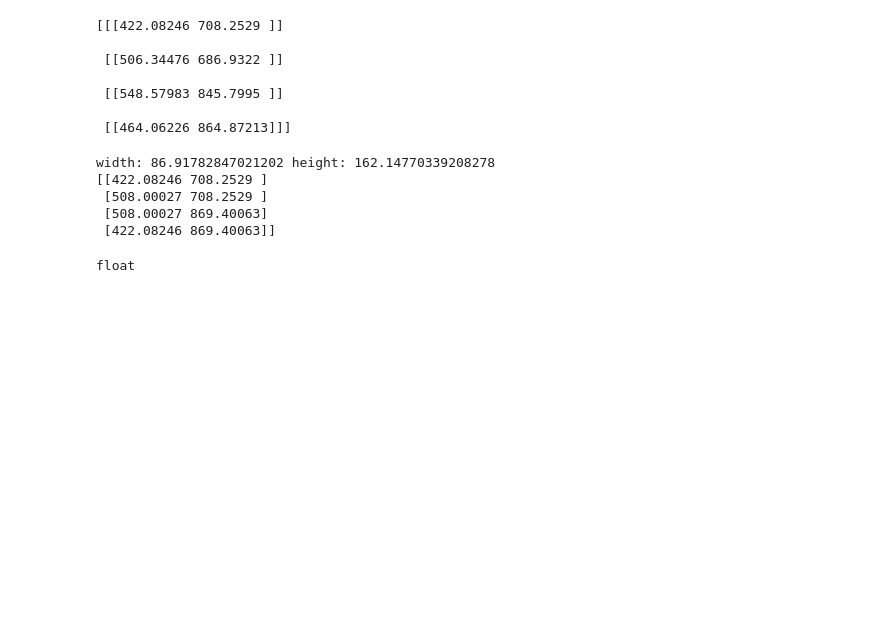
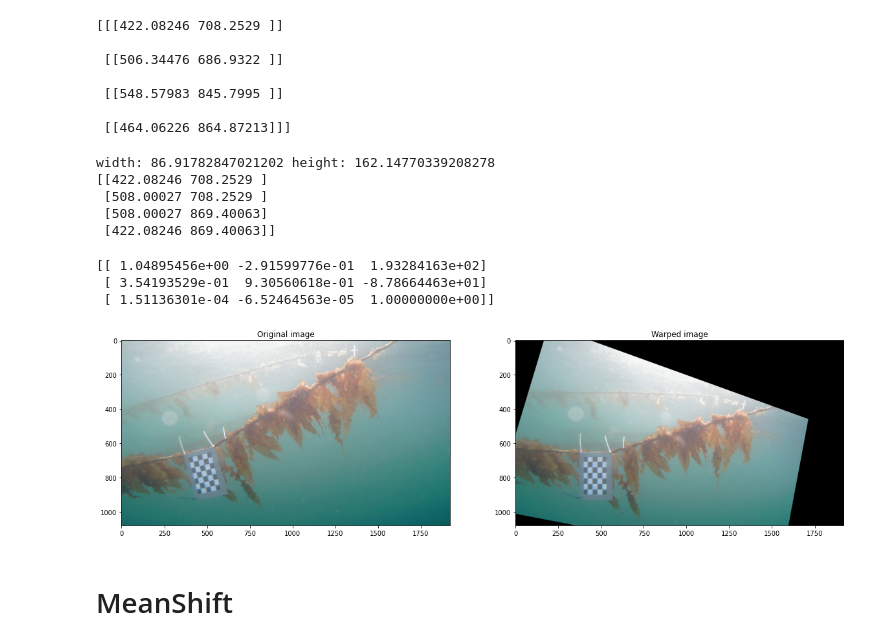
Before and after one commit to martimov/MoniTARE, a Jupyter notebook: Segmentation.ipynb, the cells around one changed output. Cells and saved outputs as stored; diff of their text form; code cells hidden in the pictures; blank space fills up the shorter version.

```diff
--- a/Segmentation.ipynb
+++ b/Segmentation.ipynb
@@ -123,7 +129,23 @@ width: 86.91782847021202 height: 162.14770339208278
  [508.00027 708.2529 ]
  [508.00027 869.40063]
  [422.08246 869.40063]]
-# %%
-type(width)
-# %% [output]
-float
+# %%
+# compute perspective matrix
+matrix = cv.getPerspectiveTransform(input,output)
+print(matrix)
+# %% [output]
+[[ 1.04895456e+00 -2.91599776e-01  1.93284163e+02]
+ [ 3.54193529e-01  9.30560618e-01 -8.78664463e+01]
+ [ 1.51136301e-04 -6.52464563e-05  1.00000000e+00]]
+# %%
+# do perspective transformation setting area outside input to black
+# Note that output size is the same as the input image size
+imgWarp = cv.warpPerspective(img, matrix, (ww,hh), cv.INTER_LINEAR, borderMode=cv.BORDER_CONSTANT, borderValue=(0,0,0))
+# %%
+plt.figure()
+plt.subplot(121); plt.imshow(img[:, :, ::-1]), plt.title('Original image')
+plt.subplot(122); plt.imshow(imgWarp[:, :, ::-1]), plt.title('Warped image');
+# %% [output]
+[figure, added]
+# %% [markdown]
+# MeanShift
```
Also changed, not shown: parts of 11 cells of this notebook.
